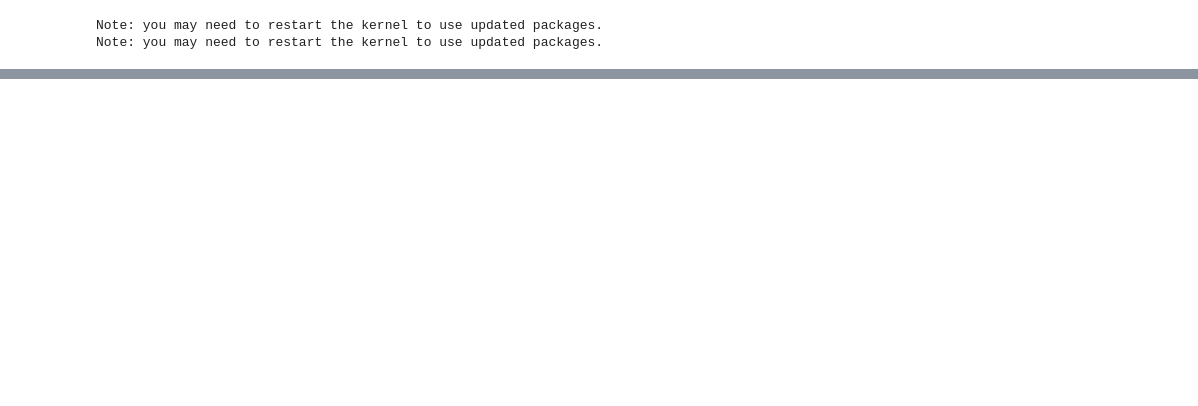
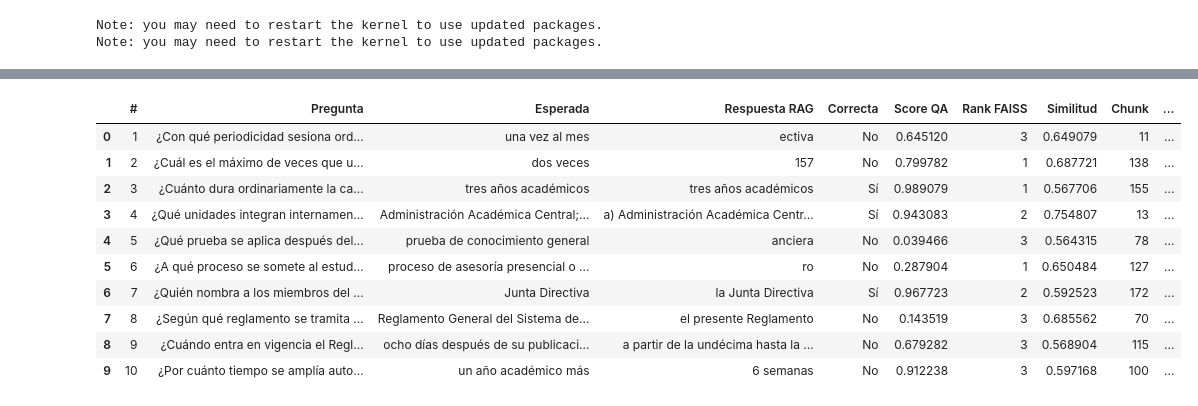
Before and after one commit to abner-rivas/Laboratorio---ML, a Jupyter notebook: laboratorio_ml_qa.ipynb, the cells around one changed output, grey strips where cells are left out. Saved outputs shown, nothing was run; the diff lists cells and outputs as text; code cells hidden in the pictures; blank space fills up the shorter version.

```diff
--- a/laboratorio_ml_qa.ipynb
+++ b/laboratorio_ml_qa.ipynb
@@ -2447,0 +1547,17 @@ Note: you may need to restart the kernel to use updated packages.
+# %%
+inicio_indice_rag = time.perf_counter()
+indice_rag = faiss.IndexFlatIP(dimension_embeddings)
+indice_rag.add(np.ascontiguousarray(embeddings_rag, dtype=np.float32))
+tiempo_indice_rag = time.perf_counter() - inicio_indice_rag
+
+assert indice_rag.d == dimension_embeddings
+assert indice_rag.ntotal == len(fragmentos_rag)
+
+display(pd.DataFrame([{
+    "Índice": "IndexFlatIP",
+    "Métrica": "Similitud coseno",
+    "Implementación": "Producto interno sobre vectores normalizados",
+    "Dimensión": indice_rag.d,
+    "index.ntotal": indice_rag.ntotal,
+    "Tiempo construcción (s)": tiempo_indice_rag,
+}]).style.format({"Tiempo construcción (s)": "{:.6f}"}))
@@ -2447,0 +1676,65 @@ Note: you may need to restart the kernel to use updated packages.
+# %%
+resultados_rag_k3 = []
+for item in preguntas_documento:
+    resultado = responder_rag(item["pregunta"], k=3)
+    correcta, detalle = evaluar_respuesta_rag(resultado, item)
+    resultado.update({
+        "item": item,
+        "correcta": correcta,
+        "detalle_evaluacion": detalle,
+    })
+    resultados_rag_k3.append(resultado)
+
+df_rag_k3 = pd.DataFrame([{
+    "#": resultado["item"]["numero"],
+    "Pregunta": resultado["pregunta"],
+    "Esperada": resultado["item"]["respuesta_esperada"],
+    "Respuesta RAG": resultado["respuesta_rag"],
+    "Correcta": "Sí" if resultado["correcta"] else "No",
+    "Score QA": resultado["score_qa"],
+    "Rank FAISS": resultado["rank_faiss"],
+    "Similitud": resultado["similitud_faiss"],
+    "Chunk": resultado["chunk_id"],
+    "Página": (
+        str(resultado["pagina_inicio"])
+        if resultado["pagina_inicio"] == resultado["pagina_fin"]
+        else f'{resultado["pagina_inicio"]}-{resultado["pagina_fin"]}'
+    ),
+    "Tiempo (s)": resultado["tiempo"],
+} for resultado in resultados_rag_k3])
+
+correctas_rag_k3 = int(sum(r["correcta"] for r in resultados_rag_k3))
+accuracy_rag_k3 = correctas_rag_k3 / len(resultados_rag_k3)
+score_promedio_rag_k3 = float(df_rag_k3["Score QA"].mean())
+tiempo_total_rag_k3 = float(df_rag_k3["Tiempo (s)"].sum())
+tiempo_promedio_rag_k3 = float(df_rag_k3["Tiempo (s)"].mean())
+
+assert len(df_rag_k3) == 10
+assert correctas_rag_k3 == 3
+
+display(df_rag_k3.style.format({
+    "Score QA": "{:.6f}", "Similitud": "{:.6f}", "Tiempo (s)": "{:.3f}"
+}))
+display(pd.DataFrame([{
+    "K": 3,
+    "Correctas": f"{correctas_rag_k3}/10",
+    "Accuracy": accuracy_rag_k3,
+    "Score QA medio": score_promedio_rag_k3,
+    "Tiempo total (s)": tiempo_total_rag_k3,
+    "Tiempo medio (s)": tiempo_promedio_rag_k3,
+}]).style.format({
+    "Accuracy": "{:.1%}", "Score QA medio": "{:.6f}",
+    "Tiempo total (s)": "{:.3f}", "Tiempo medio (s)": "{:.3f}",
+}))
+# %% [output]
+|  | # | Pregunta | Esperada | Respuesta RAG | Correcta | Score QA | Rank FAISS | Similitud | Chunk | ... |
+| 0 | 1 | ¿Con qué periodicidad sesiona ord... | una vez al mes | ectiva | No | 0.645120 | 3 | 0.649079 | 11 | ... |
+| 1 | 2 | ¿Cuál es el máximo de veces que u... | dos veces | 157 | No | 0.799782 | 1 | 0.687721 | 138 | ... |
+| 2 | 3 | ¿Cuánto dura ordinariamente la ca... | tres años académicos | tres años académicos | Sí | 0.989079 | 1 | 0.567706 | 155 | ... |
+| 3 | 4 | ¿Qué unidades integran internamen... | Administración Académica Central;... | a) Administración Académica Centr... | Sí | 0.943083 | 2 | 0.754807 | 13 | ... |
+| 4 | 5 | ¿Qué prueba se aplica después del... | prueba de conocimiento general | anciera | No | 0.039466 | 3 | 0.564315 | 78 | ... |
+| 5 | 6 | ¿A qué proceso se somete al estud... | proceso de asesoría presencial o ... | ro | No | 0.287904 | 1 | 0.650484 | 127 | ... |
+| 6 | 7 | ¿Quién nombra a los miembros del ... | Junta Directiva | la Junta Directiva | Sí | 0.967723 | 2 | 0.592523 | 172 | ... |
+| 7 | 8 | ¿Según qué reglamento se tramita ... | Reglamento General del Sistema de... | el presente Reglamento | No | 0.143519 | 3 | 0.685562 | 70 | ... |
+| 8 | 9 | ¿Cuándo entra en vigencia el Regl... | ocho días después de su publicaci... | a partir de la undécima hasta la ... | No | 0.679282 | 3 | 0.568904 | 115 | ... |
+| 9 | 10 | ¿Por cuánto tiempo se amplía auto... | un año académico más | 6 semanas | No | 0.912238 | 3 | 0.597168 | 100 | ... |
```
Also changed, not shown: parts of 57 cells of this notebook.
